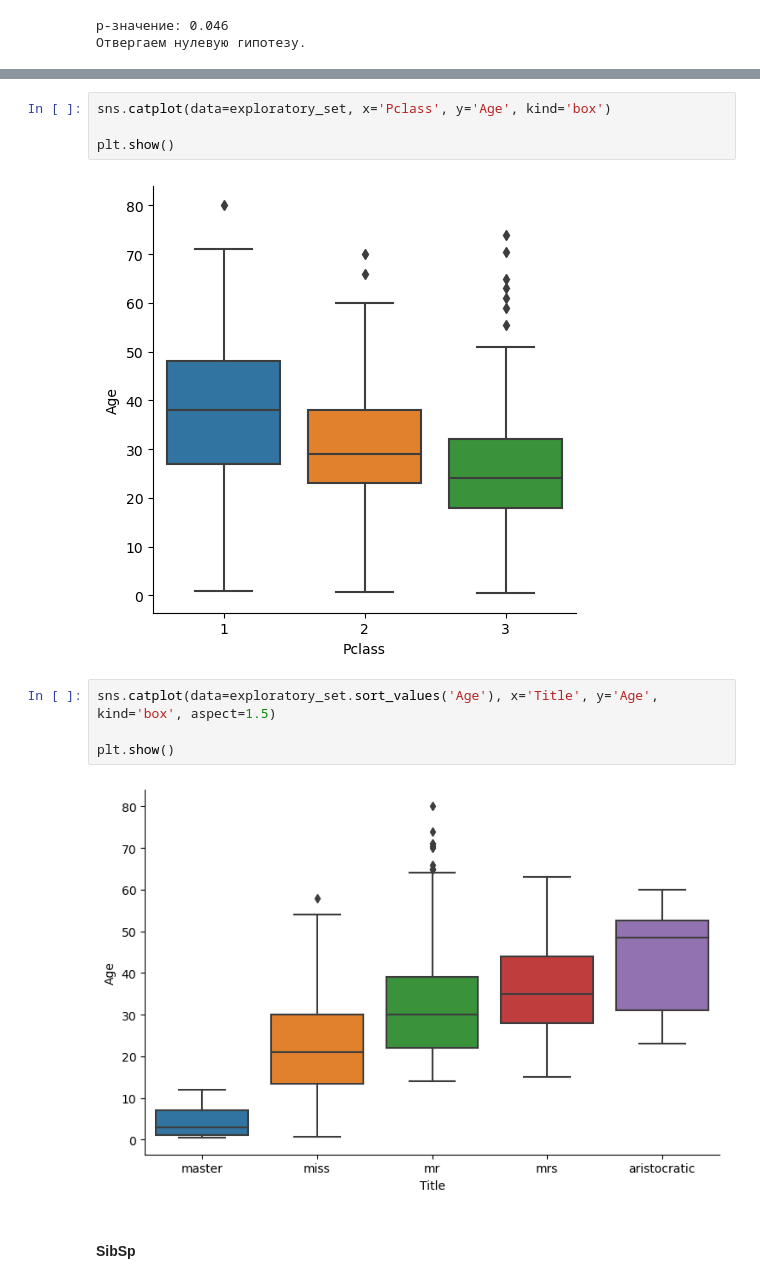
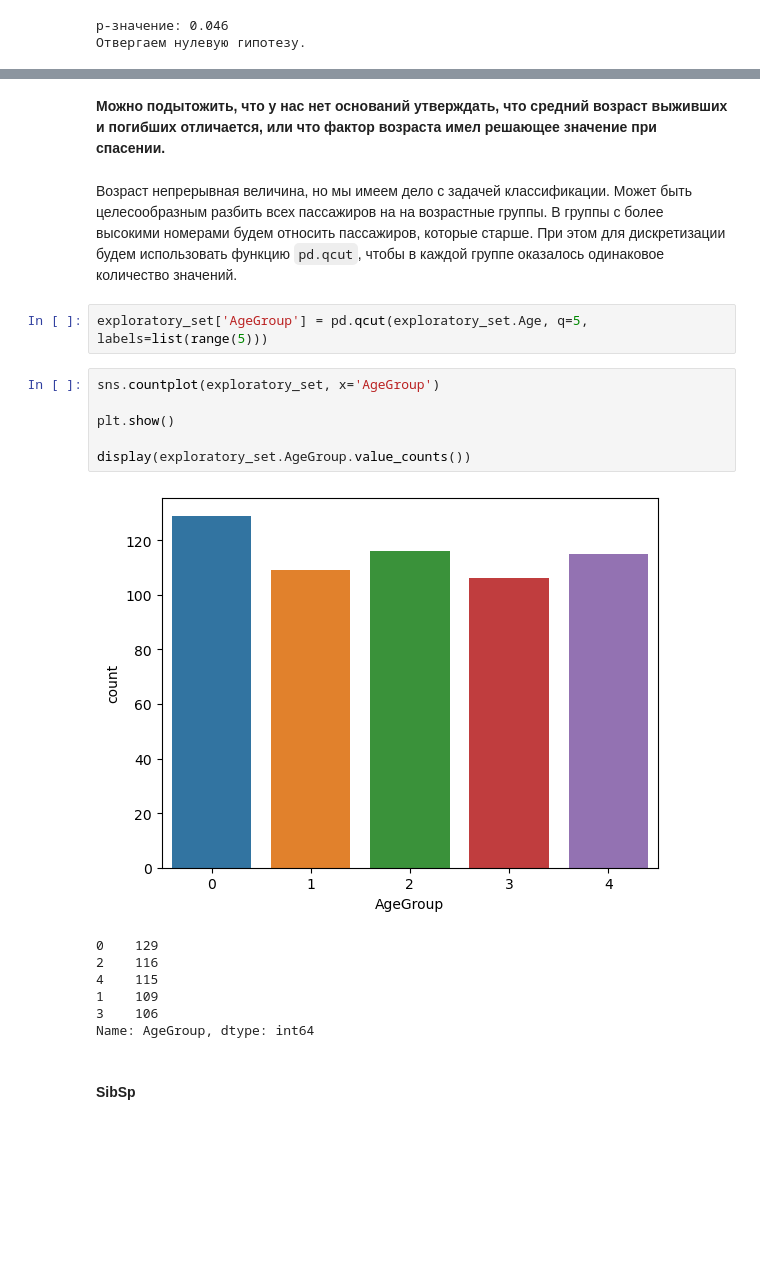
Before and after one commit to AlekseiBogachev/Titanic-Machine-Learning-from-Disaster, a Jupyter notebook: sources/Titanic-Machine-Learning-from-Disaster.ipynb, the cells around one changed output, grey strips where cells are left out. Saved outputs shown, nothing was run; the diff lists cells and outputs as text; blank space fills up the shorter version.

```diff
--- a/sources/Titanic-Machine-Learning-from-Disaster.ipynb
+++ b/sources/Titanic-Machine-Learning-from-Disaster.ipynb
@@ -757,15 +761,23 @@ p-значение: 0.080
-# %%
-sns.catplot(data=exploratory_set, x='Pclass', y='Age', kind='box')
-
-plt.show()
-# %% [output]
-[figure, removed]
-# %%
-sns.catplot(data=exploratory_set.sort_values('Age'), x='Title', y='Age', kind='box', aspect=1.5)
-
-plt.show()
-# %% [output]
-[figure, removed]
+# %% [markdown]
+**Можно подытожить, что у нас нет оснований утверждать, что средний возраст выживших и погибших отличается, или что фактор возраста имел решающее значение при спасении.**
+# %% [markdown]
+Возраст непрерывная величина, но мы имеем дело с задачей классификации. Может быть целесообразным разбить всех пассажиров на на возрастные группы. В группы с более высокими номерами будем относить пассажиров, которые старше. При этом для дискретизации будем использовать функцию `pd.qcut`, чтобы в каждой группе оказалось одинаковое количество значений.
+# %%
+exploratory_set['AgeGroup'] = pd.qcut(exploratory_set.Age, q=5, labels=list(range(5)))
+# %%
+sns.countplot(exploratory_set, x='AgeGroup')
+
+plt.show()
+
+display(exploratory_set.AgeGroup.value_counts())
+# %% [output]
+[figure, added]
+0    129
+2    116
+4    115
+1    109
+3    106
+Name: AgeGroup, dtype: int64
 # %% [markdown]
 #### SibSp
 # %%
```
Also changed, not shown: parts of 5 cells of this notebook.
